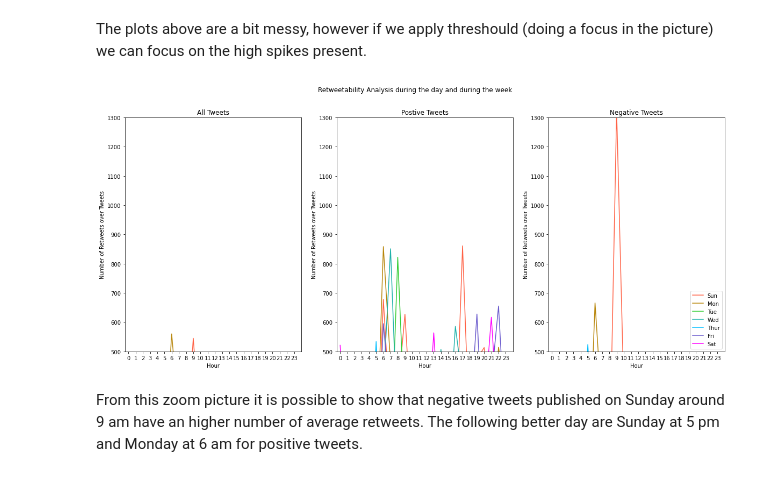
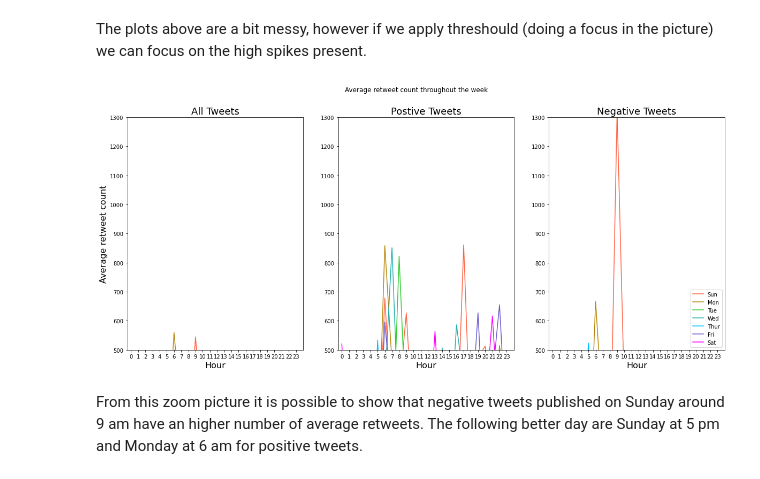
Before and after one commit to epfl-ada/ada-2020-project-milestone-p3-p3_musetti-adaletti, a Jupyter notebook: Creative_extension_analysis.ipynb, the cells around one changed output. Saved outputs shown, nothing was run; the diff lists cells and outputs as text; code cells hidden in the pictures.

```diff
--- a/Creative_extension_analysis.ipynb
+++ b/Creative_extension_analysis.ipynb
@@ -763,0 +794,5 @@ We were also interested in understanding if the time of the day and the day of t
+# %%
+#creating dfs with percentage of tweets retweeted per hour
+perc_rt_per_h = perc_rt(retweeted_count_per_h, retweet_0_count_per_h)
+pos_perc_rt_per_h = perc_rt(pos_retweeted_count_per_h, pos_retweet_0_count_per_h)
+neg_perc_rt_per_h = perc_rt(neg_retweeted_count_per_h, neg_retweet_0_count_per_h)
@@ -843,14 +917,14 @@ aver_neg = neg_retweet_per_h/neg_tweet_per_h
 # plotting average number of retweets
 
 plt.figure(figsize=(20,8))
-plt.suptitle('Retweetability Analysis during the day and during the week')
+plt.suptitle('Average retweet count throughout the week')
 
 plt.subplot(1, 3, 1)
 plt.xlim(-0.5, 24)
 plt.xticks(np.arange(0, 24, step=1))
-plt.xlabel('Hour')
-plt.ylabel('Number of Retweets over Tweets')
-plt.title('All Tweets')
+plt.xlabel('Hour', fontsize=16)
+plt.ylabel('Average retweet count', fontsize=16)
+plt.title('All Tweets', fontsize=16)
 
 
 for i in range(7):
@@ -859,9 +933,8 @@ for i in range(7):
 plt.subplot(1, 3, 2)
 plt.xlim(-0.5, 24)
 plt.xticks(np.arange(0, 24, step=1))
-plt.xlabel('Hour')
-plt.ylabel('Number of Retweets over Tweets')
-plt.title('Postive Tweets')
+plt.xlabel('Hour', fontsize=16)
+plt.title('Postive Tweets', fontsize=18)
 
 
 for i in range(7):
@@ -870,14 +943,13 @@ for i in range(7):
 plt.subplot(1, 3, 3)
 plt.xlim(-0.5, 24)
 plt.xticks(np.arange(0, 24, step=1))
-plt.xlabel('Hour')
-plt.ylabel('Number of Retweets over Tweets')
-plt.title('Negative Tweets')
+plt.xlabel('Hour', fontsize=16)
+plt.title('Negative Tweets', fontsize=18)
 
 
 for i in range(7):
     plt.plot(aver_neg.iloc[i],c=colors[i])
-    plt.legend(new_index, loc='lower right')
+    plt.legend(new_index, loc='upper right')
 
 plt.show()
 # %% [output]
@@ -888,47 +960,45 @@ The plots above are a bit messy, however if we apply threshould (doing a focus i
 # same plot of before but doing a focus in the plots
 
 plt.figure(figsize=(20,8))
-plt.suptitle('Retweetability Analysis during the day and during the week')
+plt.suptitle('Average retweet count throughout the week')
 
 plt.subplot(1, 3, 1)
 plt.xlim(-0.5, 24)
 plt.ylim(500,1300)
 plt.xticks(np.arange(0, 24, step=1))
-plt.xlabel('Hour')
-plt.ylabel('Number of Retweets over Tweets')
-plt.title('All Tweets')
+plt.xlabel('Hour', fontsize=16)
+plt.ylabel('Average retweet count', fontsize=16)
+plt.title('All Tweets', fontsize=18)
 
 
 for i in range(7):
     plt.plot(retweet_per_h.iloc[i]/tweet_per_h.iloc[i],c=colors[i])
 
 plt.subplot(1, 3, 2)
 plt.xlim(-0.5, 24)
 plt.ylim(500,1300)
 plt.xticks(np.arange(0, 24, step=1))
-plt.xlabel('Hour')
-plt.ylabel('Number of Retweets over Tweets')
-plt.title('Postive Tweets')
+plt.xlabel('Hour', fontsize=16)
+plt.title('Postive Tweets', fontsize=18)
 
 
 for i in range(7):
     plt.plot(pos_retweet_per_h.iloc[i]/pos_tweet_per_h.iloc[i],c=colors[i])
 
 plt.subplot(1, 3, 3)
 plt.xlim(-0.5, 24)
 plt.ylim(500,1300)
 plt.xticks(np.arange(0, 24, step=1))
-plt.xlabel('Hour')
-plt.ylabel('Number of Retweets over Tweets')
-plt.title('Negative Tweets')
+plt.xlabel('Hour', fontsize=16)
+plt.title('Negative Tweets', fontsize=18)
 
 
 for i in range(7):
     plt.plot(neg_retweet_per_h.iloc[i]/neg_tweet_per_h.iloc[i],c=colors[i])
     plt.legend(new_index, loc='lower right')
 
 plt.show()
 # %% [output]
-[figure, old version]
+[figure, new version]
 # %% [markdown]
 From this zoom picture it is possible to show that negative tweets published on Sunday around 9 am have an higher number of average retweets. The following better day are Sunday at 5 pm and Monday at 6 am for positive tweets.
```
Also changed, not shown: parts of 80 cells of this notebook.
